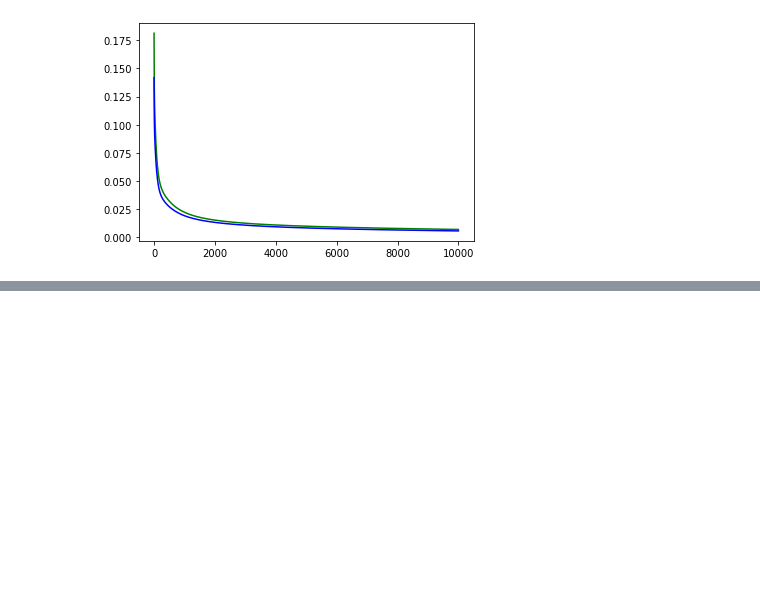
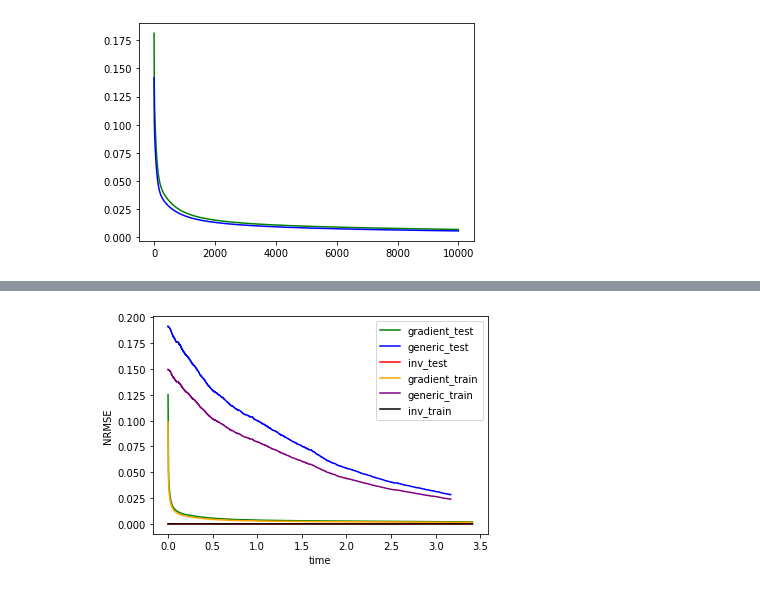
Before and after one commit to Motyaspr/ML, a Jupyter notebook: Labs/Linear/linear.ipynb, the cells around one changed output, grey strips where cells are left out. Cells and saved outputs as stored; diff of their text form; code cells hidden in the pictures; blank space fills up the shorter version.

```diff
--- a/Labs/Linear/linear.ipynb
+++ b/Labs/Linear/linear.ipynb
@@ -183,0 +213,4 @@ draw(Xtrain, Ytrain, Xtest, Ytest, parameters, 0)
+# %%
+draw(Xtrain, Ytrain, Xtest, Ytest, parameters, 0)
+# %% [output]
+[figure, added]
```
Also changed, not shown: parts of 9 cells of this notebook, 9 other files.
